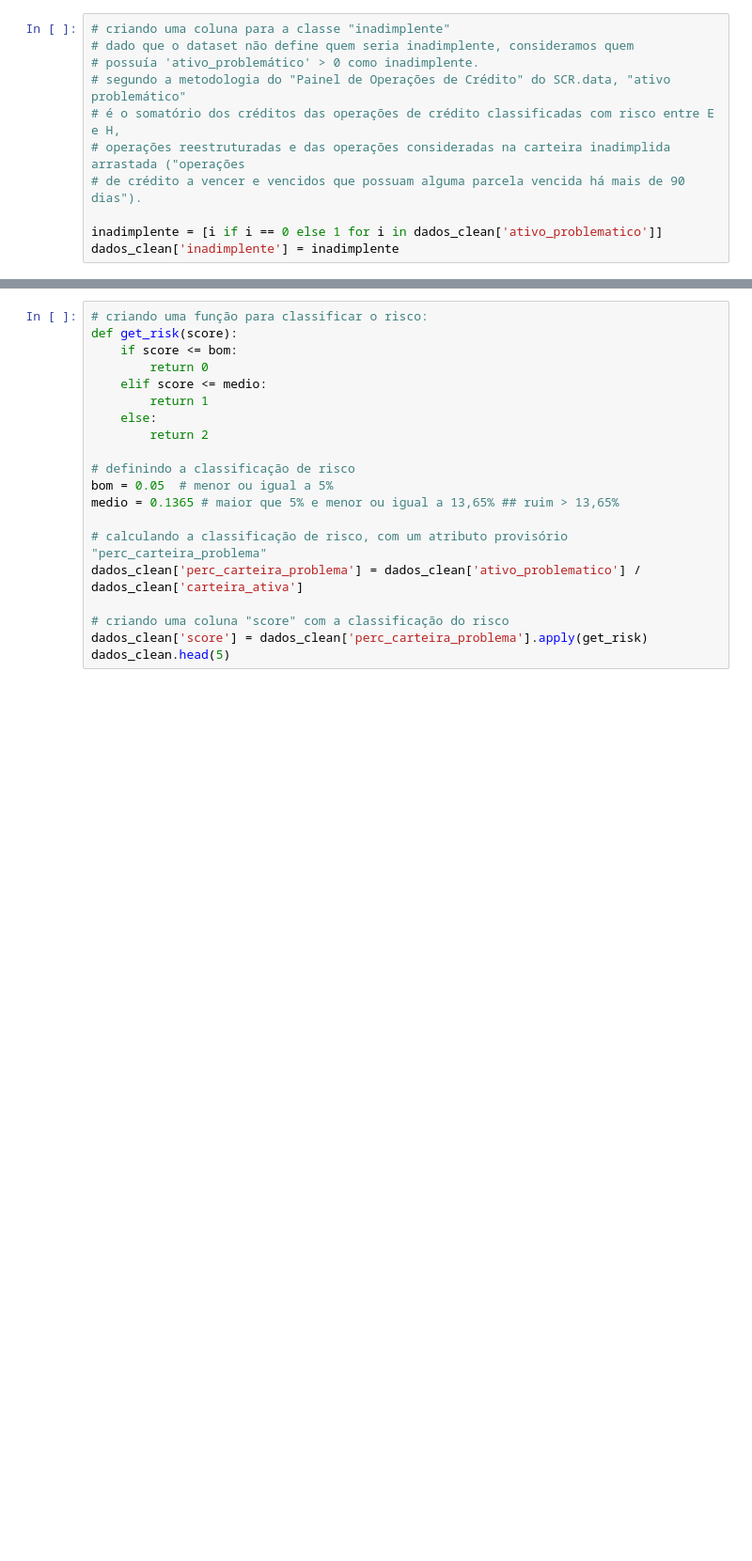
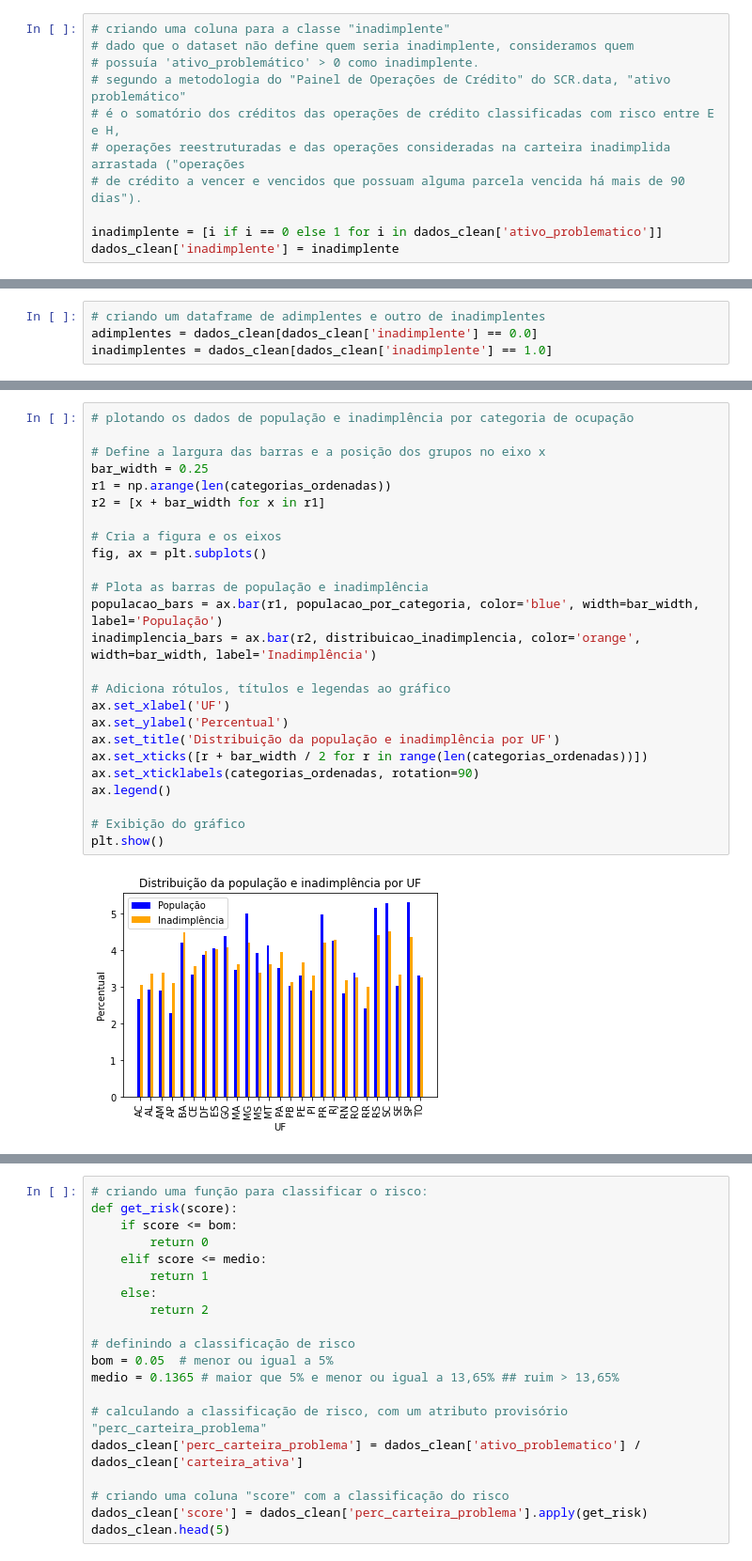
Before and after one commit to luizkw/Analise-de-operacoes-de-credito, a Jupyter notebook: PI4_Dataset_BCB_PF.ipynb, the cells around one changed output, grey strips where cells are left out. Shown: that part at 94% size. Cells and saved outputs as stored; diff of their text form; blank space fills up the shorter version.

```diff
--- a/PI4_Dataset_BCB_PF.ipynb
+++ b/PI4_Dataset_BCB_PF.ipynb
@@ -130,0 +134,4 @@ Name: inadimplente, dtype: int64
+# %%
+# criando um dataframe de adimplentes e outro de inadimplentes
+adimplentes = dados_clean[dados_clean['inadimplente'] == 0.0]
+inadimplentes = dados_clean[dados_clean['inadimplente'] == 1.0]
@@ -130,0 +191,27 @@ Name: inadimplente, dtype: int64
+# %%
+# plotando os dados de população e inadimplência por categoria de ocupação
+
+# Define a largura das barras e a posição dos grupos no eixo x
+bar_width = 0.25
+r1 = np.arange(len(categorias_ordenadas))
+r2 = [x + bar_width for x in r1]
+
+# Cria a figura e os eixos
+fig, ax = plt.subplots()
+
+# Plota as barras de população e inadimplência
+populacao_bars = ax.bar(r1, populacao_por_categoria, color='blue', width=bar_width, label='População')
+inadimplencia_bars = ax.bar(r2, distribuicao_inadimplencia, color='orange', width=bar_width, label='Inadimplência')
+
+# Adiciona rótulos, títulos e legendas ao gráfico
+ax.set_xlabel('UF')
+ax.set_ylabel('Percentual')
+ax.set_title('Distribuição da população e inadimplência por UF')
+ax.set_xticks([r + bar_width / 2 for r in range(len(categorias_ordenadas))])
+ax.set_xticklabels(categorias_ordenadas, rotation=90)
+ax.legend()
+
+# Exibição do gráfico
+plt.show()
+# %% [output]
+[figure, added]
```
Also changed, not shown: parts of 51 cells of this notebook.
